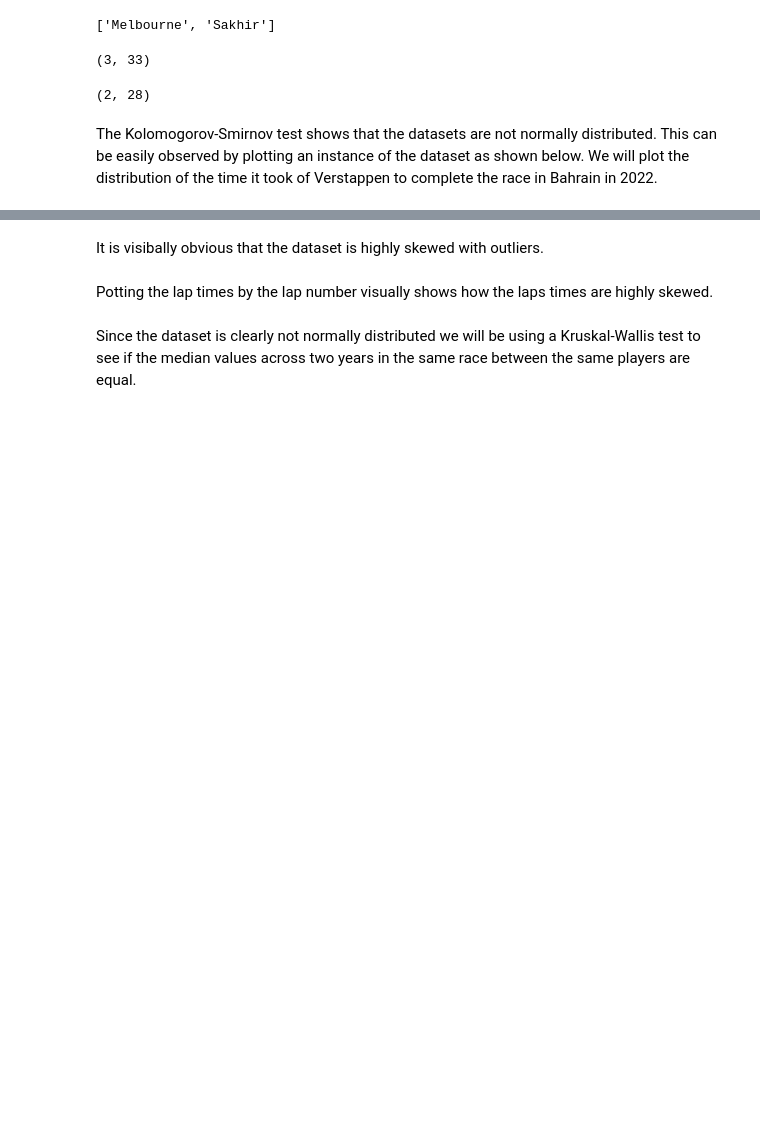
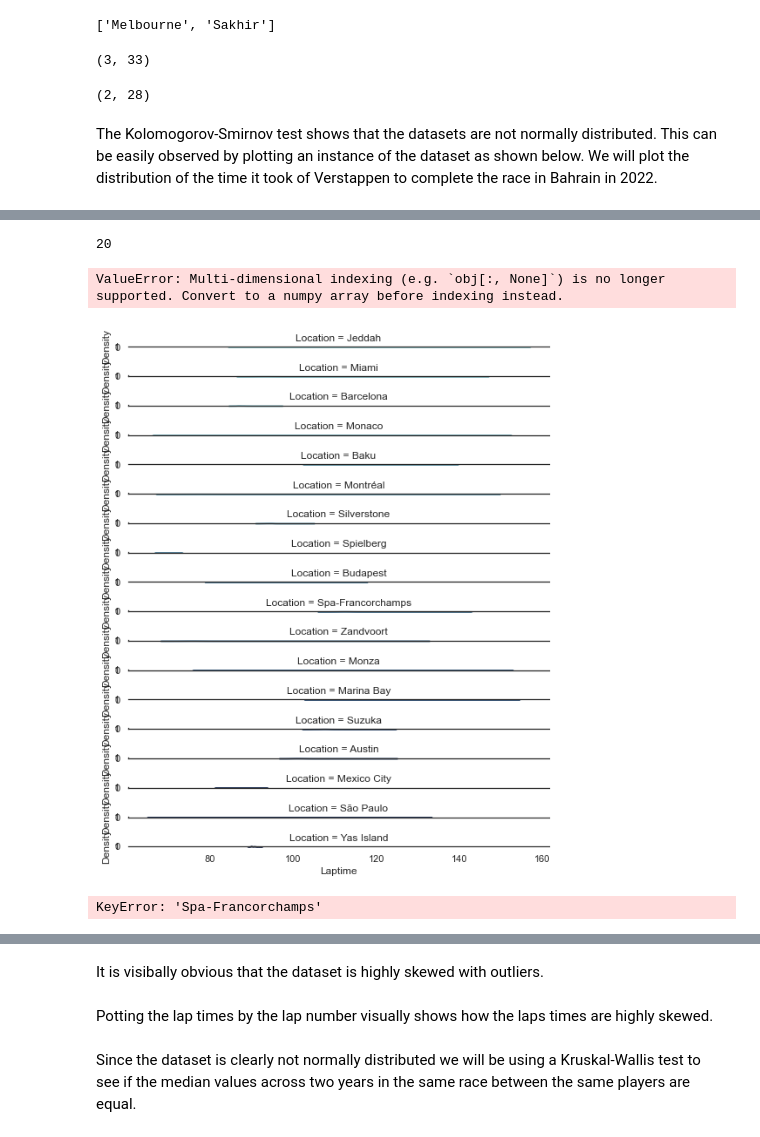
Before and after one commit to junghoon-1999/Formula1-Strategy, a Jupyter notebook: data-analysis.ipynb, the cells around one changed output, grey strips where cells are left out. Drawn from its saved outputs; the diff is of its cells as text; code cells hidden in the pictures; blank space fills up the shorter version.

Commit message:
Create plots to analyze the distribtution of laps Create plots to analyze distribution and clean repo

```diff
--- a/data-analysis.ipynb
+++ b/data-analysis.ipynb
@@ -244,0 +223,4 @@ The Kolomogorov-Smirnov test shows that the datasets are not normally distribute
+# %%
+len(common_tracks)
+# %% [output]
+20
@@ -244,0 +233,43 @@ The Kolomogorov-Smirnov test shows that the datasets are not normally distribute
+# %%
+ver_tracks = list(set(common_tracks) - set(ver_dnf))
+
+ver_hist_22 = race_hist[(race_hist['Driver'] == 'VER') &
+                        (race_hist['Year'] == 2022) &
+                        (race_hist['Location'].isin(ver_tracks))]
+
+
+
+sns.set_theme(style="white", rc={"axes.facecolor": (0, 0, 0, 0)})
+
+# Initialize the FacetGrid object
+pal = sns.cubehelix_palette(20, rot=-.25, light=.7)
+g = sns.FacetGrid(ver_hist_22, row="Location", hue="Location", aspect=15, height=.5, palette=pal)
+
+# Draw the densities in a few steps
+g.map(sns.kdeplot, "Laptime",
+      bw_adjust=.5, clip_on=False,
+      fill=True, alpha=1, linewidth=1.5)
+g.map(sns.kdeplot, "Laptime", clip_on=False, color="w", lw=2, bw_adjust=.5)
+
+# passing color=None to refline() uses the hue mapping
+g.refline(y=0, linewidth=2, linestyle="-", color=None, clip_on=False)
+
+
+# Define and use a simple function to label the plot in axes coordinates
+def label(x, color, label):
+    ax = plt.gca()
+    ax.text(0, .2, label, fontweight="bold", color=color,
+            ha="left", va="center", transform=ax.transAxes)
+
+g.map(label, "Laptime")
+
+# Set the subplots to overlap
+g.figure.subplots_adjust(hspace=-.25)
+
+# Remove axes details that don't play well with overlap
+g.set_titles("")
+g.set(yticks=[], ylabel="")
+g.despine(bottom=True, left=True)
+# %% [output]
+ValueError: Multi-dimensional indexing (e.g. `obj[:, None]`) is no longer supported. Convert to a numpy array before indexing instead.
+[figure, added]
@@ -244,0 +278,4 @@ The Kolomogorov-Smirnov test shows that the datasets are not normally distribute
+# %%
+sns.boxplot(x = common_tracks, y = race_hist['Laptime'], data = race_hist[(race_hist['Driver'] == 'VER')])
+# %% [output]
+KeyError: 'Spa-Francorchamps'
```
Also changed, not shown: parts of 8 cells of this notebook, 1 other file.
